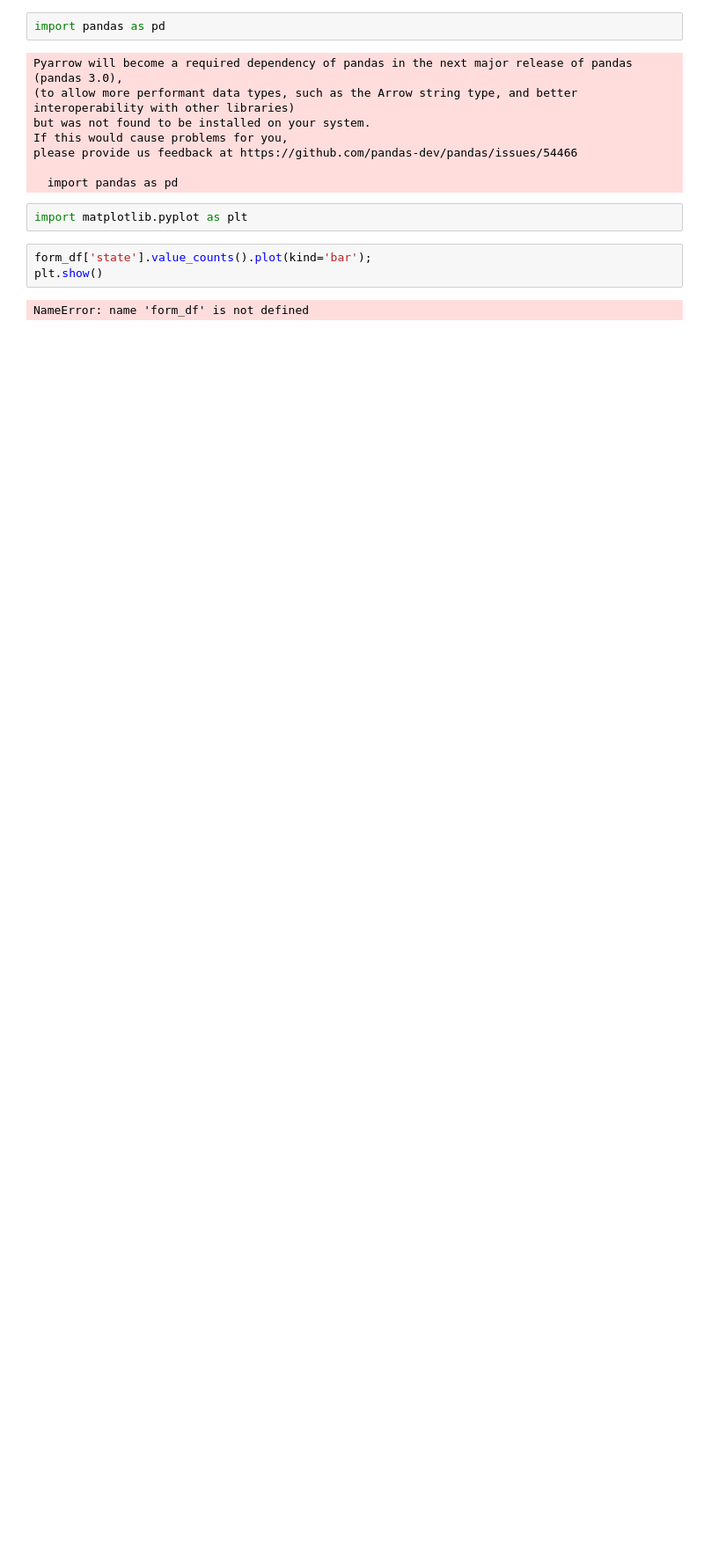
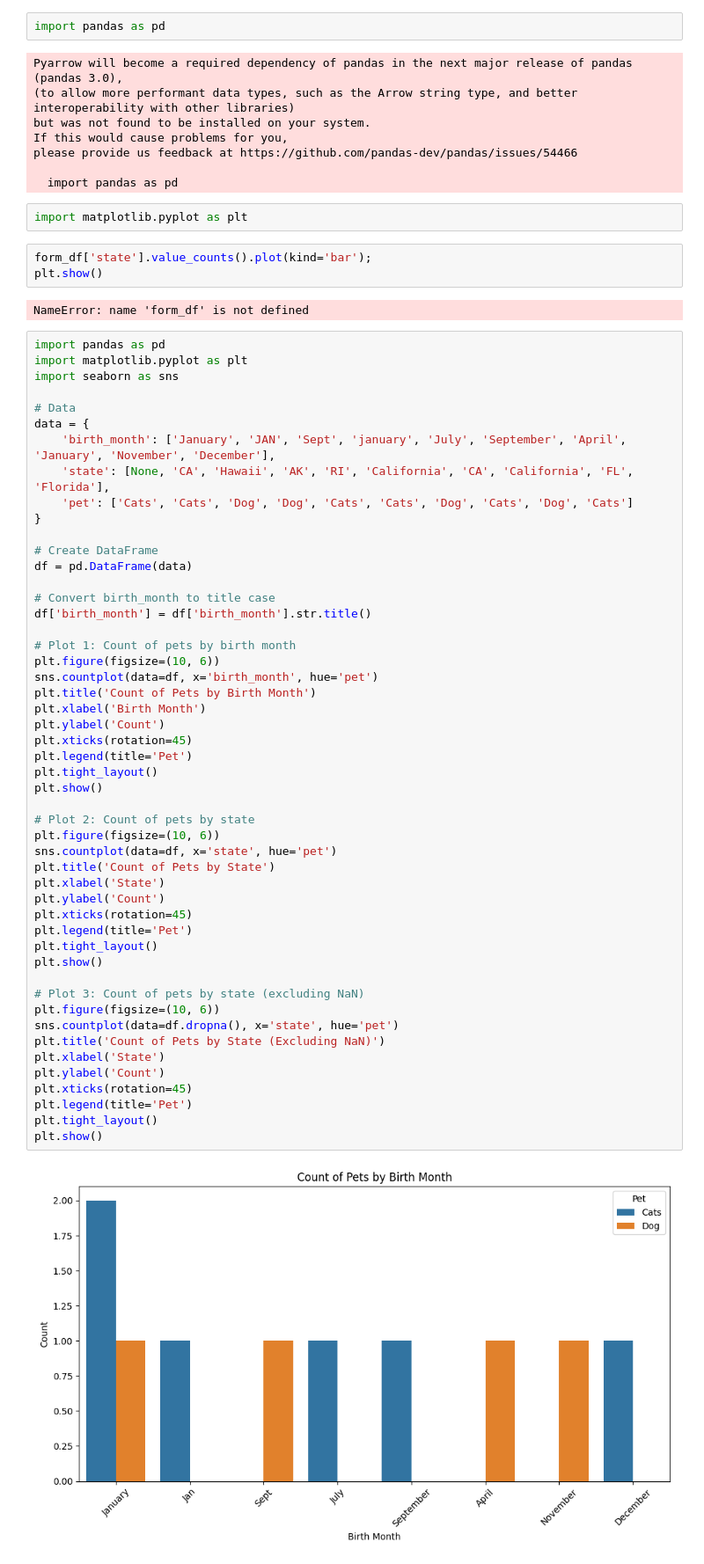
Before and after one commit to Yahyabonyguda/Data_Science_Assignment, a Jupyter notebook: Data Preparation with bird.ipynb, the cells around one changed output. Shown at 88% size. Drawn from its saved outputs; the diff is of its cells as text; blank space fills up the shorter version.

```diff
--- a/Data Preparation with bird.ipynb
+++ b/Data Preparation with bird.ipynb
@@ -30,3 +30,55 @@ form_df['state'].value_counts().plot(kind='bar');
 plt.show()
 # %% [output]
 NameError: name 'form_df' is not defined
+# %%
+import pandas as pd
+import matplotlib.pyplot as plt
+import seaborn as sns
+
+# Data
+data = {
+    'birth_month': ['January', 'JAN', 'Sept', 'january', 'July', 'September', 'April', 'January', 'November', 'December'],
+    'state': [None, 'CA', 'Hawaii', 'AK', 'RI', 'California', 'CA', 'California', 'FL', 'Florida'],
+    'pet': ['Cats', 'Cats', 'Dog', 'Dog', 'Cats', 'Cats', 'Dog', 'Cats', 'Dog', 'Cats']
+}
+
+# Create DataFrame
+df = pd.DataFrame(data)
+
+# Convert birth_month to title case
+df['birth_month'] = df['birth_month'].str.title()
+
+# Plot 1: Count of pets by birth month
+plt.figure(figsize=(10, 6))
+sns.countplot(data=df, x='birth_month', hue='pet')
+plt.title('Count of Pets by Birth Month')
+plt.xlabel('Birth Month')
+plt.ylabel('Count')
+plt.xticks(rotation=45)
+plt.legend(title='Pet')
+plt.tight_layout()
+plt.show()
+
+# Plot 2: Count of pets by state
+plt.figure(figsize=(10, 6))
+sns.countplot(data=df, x='state', hue='pet')
+plt.title('Count of Pets by State')
+plt.xlabel('State')
+plt.ylabel('Count')
+plt.xticks(rotation=45)
+plt.legend(title='Pet')
+plt.tight_layout()
+plt.show()
+
+# Plot 3: Count of pets by state (excluding NaN)
+plt.figure(figsize=(10, 6))
+sns.countplot(data=df.dropna(), x='state', hue='pet')
+plt.title('Count of Pets by State (Excluding NaN)')
+plt.xlabel('State')
+plt.ylabel('Count')
+plt.xticks(rotation=45)
+plt.legend(title='Pet')
+plt.tight_layout()
+plt.show()
+# %% [output]
+[figure, added]
```
Also changed, not shown: parts of 1 cell of this notebook.
